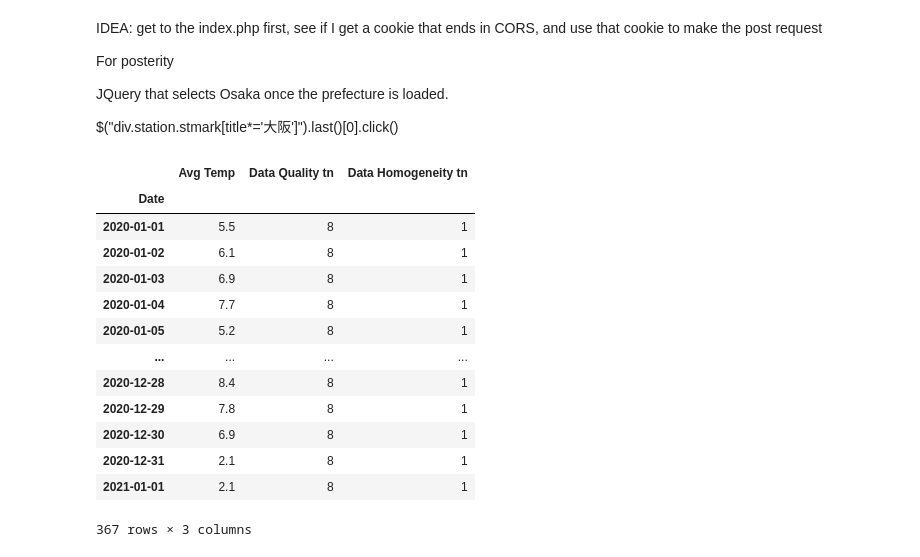
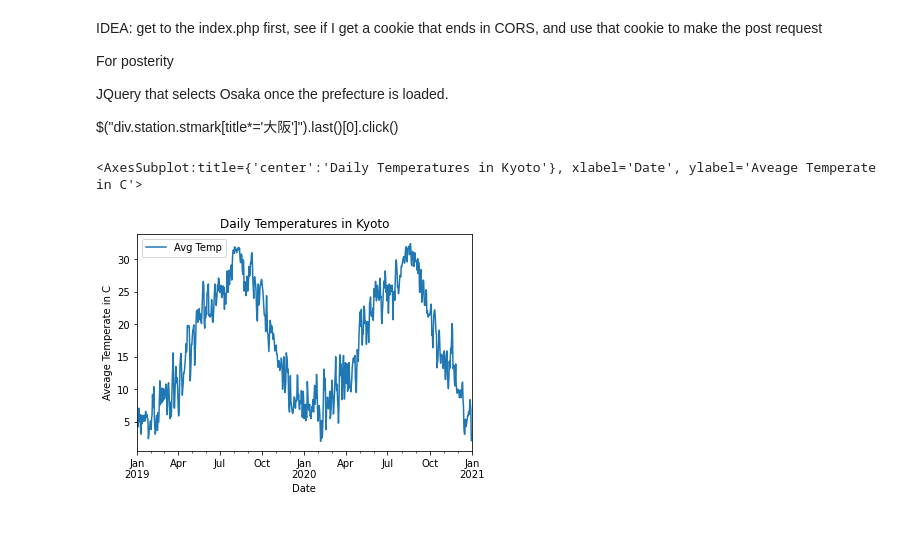
Before and after one commit to rglasnap/python-notebooks, a Jupyter notebook: Japan_Temperatures_JMA.ipynb, the cells around one changed output. Saved outputs shown, nothing was run; the diff lists cells and outputs as text; code cells hidden in the pictures; blank space fills up the shorter version.

```diff
--- a/Japan_Temperatures_JMA.ipynb
+++ b/Japan_Temperatures_JMA.ipynb
@@ -119,23 +119,14 @@ def download_site_data(station_number, start_year):
 # %%
 kyoto_2020 = download_site_data('s47759', 2020)
 kyoto_2019 = download_site_data('s47759', 2019)
-# %%
-kyoto_2020
-# %% [output]
-|  | Avg Temp | Data Quality tn | Data Homogeneity tn |
-| Date |  |  |  |
-| 2020-01-01 | 5.5 | 8 | 1 |
-| 2020-01-02 | 6.1 | 8 | 1 |
-| 2020-01-03 | 6.9 | 8 | 1 |
-| 2020-01-04 | 7.7 | 8 | 1 |
-| 2020-01-05 | 5.2 | 8 | 1 |
-| ... | ... | ... | ... |
-| 2020-12-28 | 8.4 | 8 | 1 |
-| 2020-12-29 | 7.8 | 8 | 1 |
-| 2020-12-30 | 6.9 | 8 | 1 |
-| 2020-12-31 | 2.1 | 8 | 1 |
-| 2021-01-01 | 2.1 | 8 | 1 |
-367 rows × 3 columns
+# %%
+kyoto = pd.concat([kyoto_2019,kyoto_2020])
+kyoto = kyoto[~kyoto.index.duplicated()]
+# %%
+kyoto.plot(y='Avg Temp',ylabel='Aveage Temperate in C',title='Daily Temperatures in Kyoto')
+# %% [output]
+<AxesSubplot:title={'center':'Daily Temperatures in Kyoto'}, xlabel='Date', ylabel='Aveage Temperate in C'>
+[figure, added]
 # %%
 # Code for Posterity
 headers = {
```
Also changed, not shown: parts of 5 cells of this notebook.
